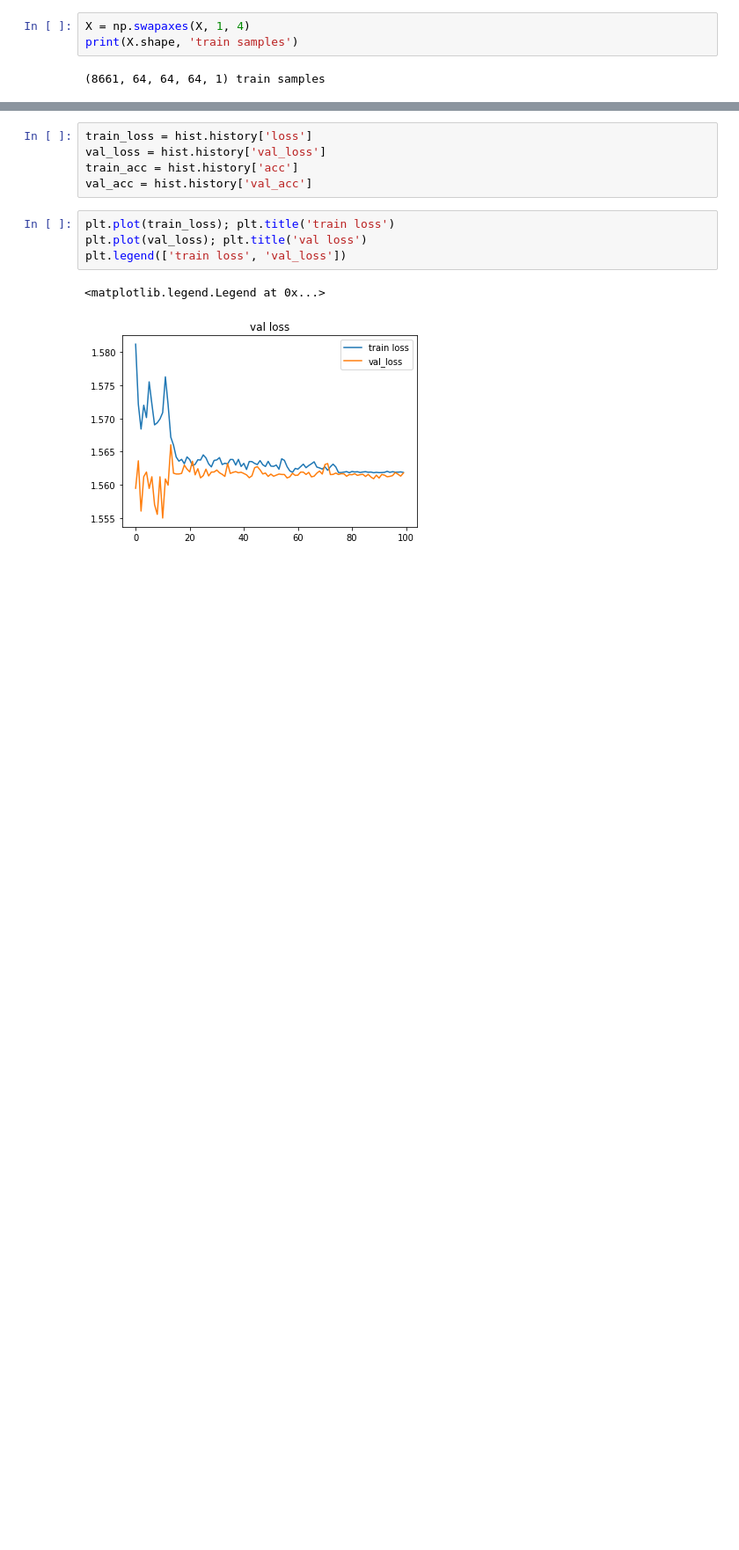
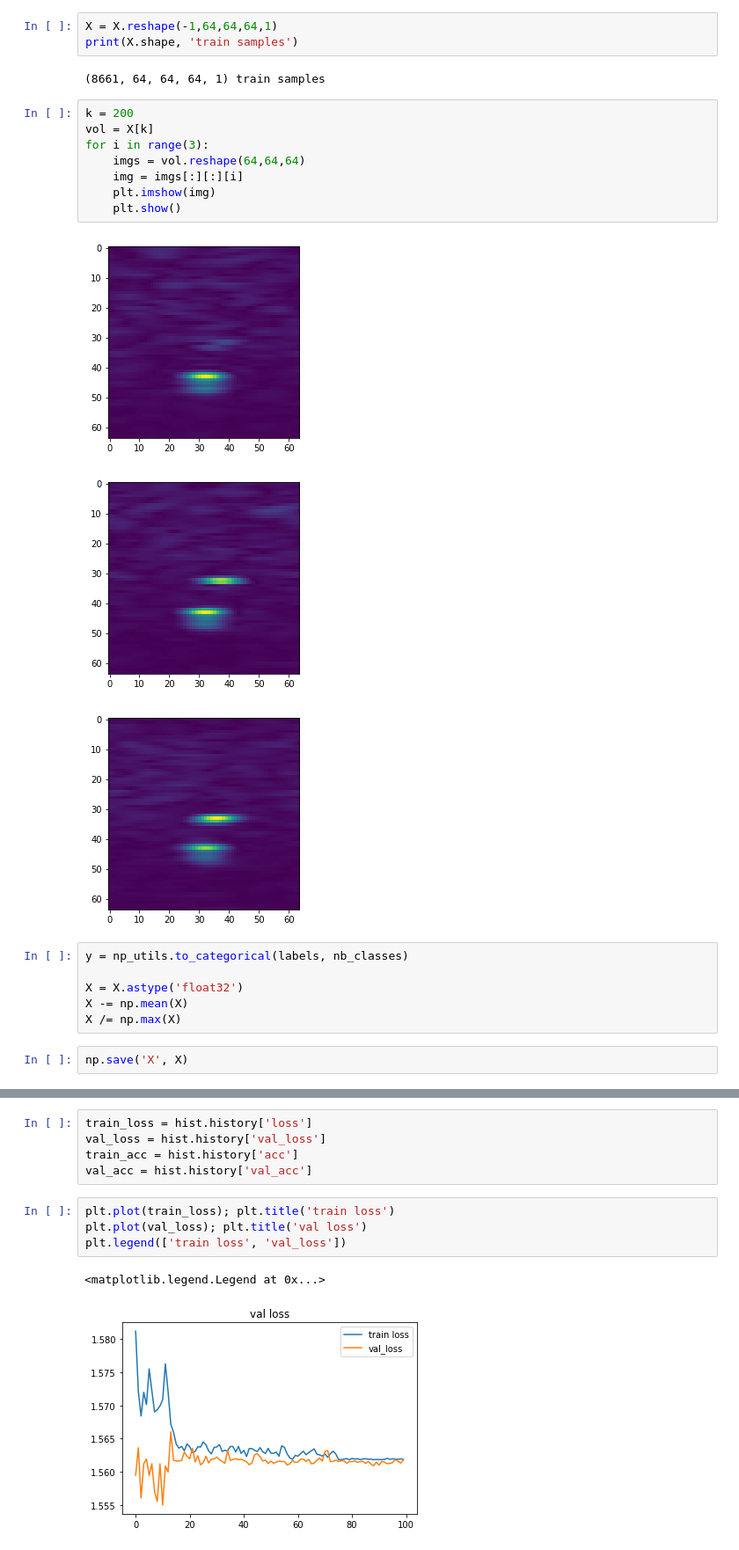
Before and after one commit to rrisoncai/learn, a Jupyter notebook: radar/3dcnn_radar.ipynb, the cells around one changed output, grey strips where cells are left out. Shown at 88% size. Saved outputs shown, nothing was run; the diff lists cells and outputs as text; blank space fills up the shorter version.

```diff
--- a/radar/3dcnn_radar.ipynb
+++ b/radar/3dcnn_radar.ipynb
@@ -65,7 +66,27 @@ for h in range(num_samples):
 # %%
 del frames
 # %%
-X = np.swapaxes(X, 1, 4)
+X = X.reshape(-1,64,64,64,1)
 print(X.shape, 'train samples')
 # %% [output]
 (8661, 64, 64, 64, 1) train samples
+# %%
+k = 200
+vol = X[k]
+for i in range(3):
+    imgs = vol.reshape(64,64,64)
+    img = imgs[:][:][i]
+    plt.imshow(img)
+    plt.show()
+# %% [output]
+[figure, added]
+[figure, added]
+[figure, added]
+# %%
+y = np_utils.to_categorical(labels, nb_classes)
+
+X = X.astype('float32')
+X -= np.mean(X)
+X /= np.max(X)
+# %%
+np.save('X', X)
```
Also changed, not shown: parts of 9 cells of this notebook, 3 other files.
